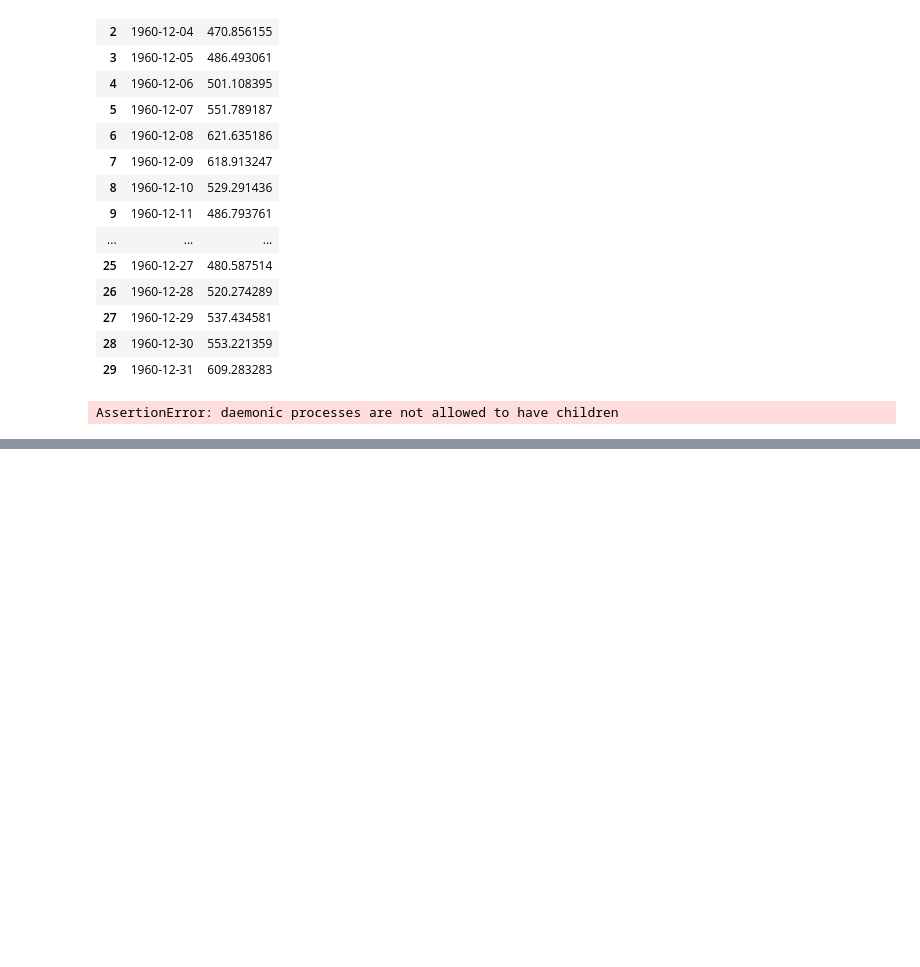
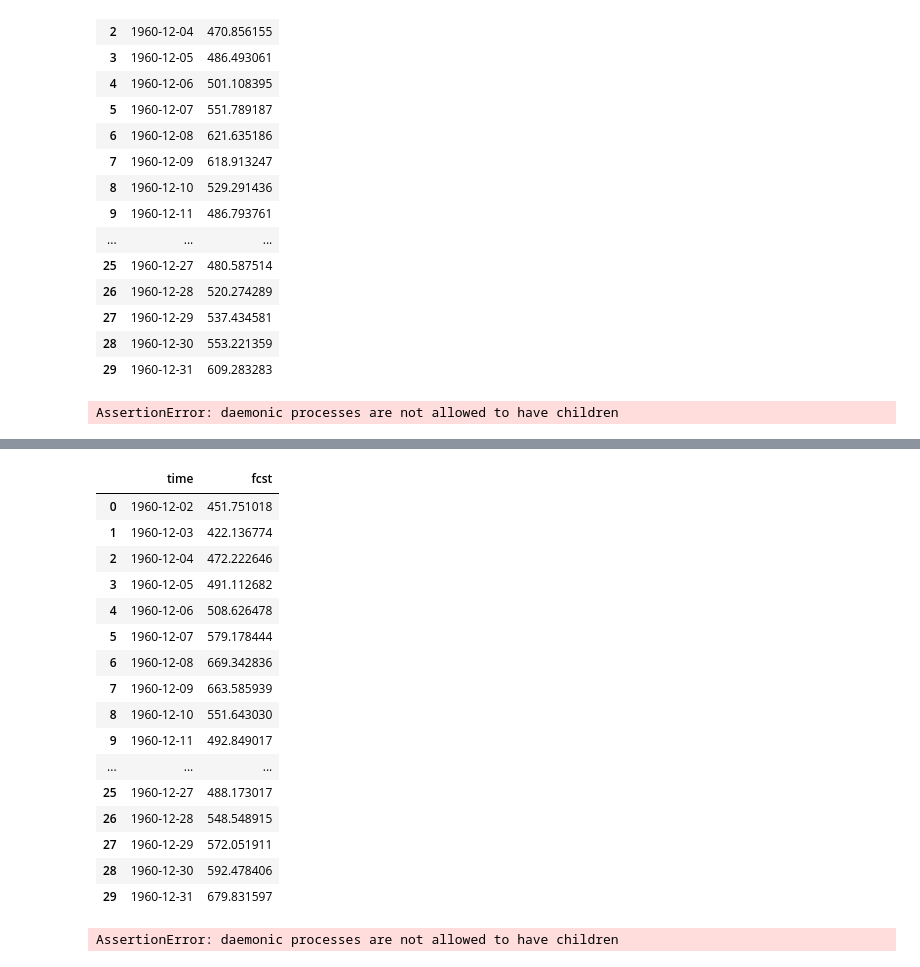
Before and after one commit to critobfer/Kats, a Jupyter notebook: tutorials/example_ensemble.ipynb, the cells around one changed output, grey strips where cells are left out. Drawn from its saved outputs; the diff is of its cells as text; code cells hidden in the pictures; blank space fills up the shorter version.

```diff
--- a/tutorials/example_ensemble.ipynb
+++ b/tutorials/example_ensemble.ipynb
@@ -310,0 +290,40 @@ pred_dt
+# %%
+m = BatesGrangerEnsemble(data = air_passengers_ts,
+                        params = model_params)
+
+m.back_method = 'fixed'
+
+m.fit()
+
+p = m.predict(steps=30)
+p
+# %% [output]
+|  | time | fcst |
+| 0 | 1960-12-02 | 451.751018 |
+| 1 | 1960-12-03 | 422.136774 |
+| 2 | 1960-12-04 | 472.222646 |
+| 3 | 1960-12-05 | 491.112682 |
+| 4 | 1960-12-06 | 508.626478 |
+| 5 | 1960-12-07 | 579.178444 |
+| 6 | 1960-12-08 | 669.342836 |
+| 7 | 1960-12-09 | 663.585939 |
+| 8 | 1960-12-10 | 551.643030 |
+| 9 | 1960-12-11 | 492.849017 |
+| ... | ... | ... |
+| 25 | 1960-12-27 | 488.173017 |
+| 26 | 1960-12-28 | 548.548915 |
+| 27 | 1960-12-29 | 572.051911 |
+| 28 | 1960-12-30 | 592.478406 |
+| 29 | 1960-12-31 | 679.831597 |
+# %%
+m = BatesGrangerEnsemble(data = air_passengers_ts,
+                        params = model_params)
+
+m.back_method = 'rolling'
+
+m.fit()
+
+p = m.predict(steps=30)
+p
+# %% [output]
+AssertionError: daemonic processes are not allowed to have children
```
Also changed, not shown: parts of 1 cell of this notebook, 2 other files.
